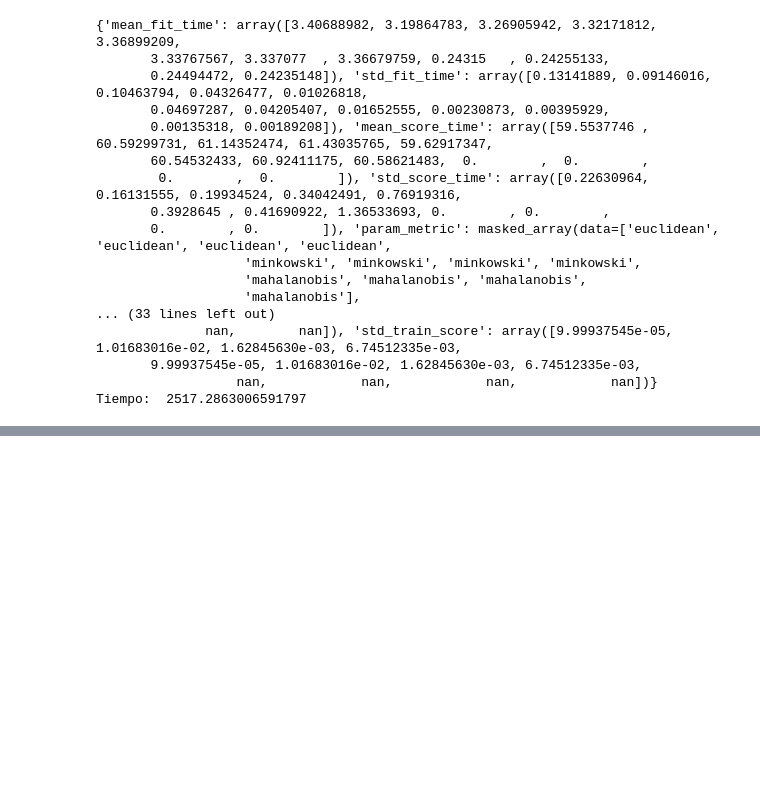
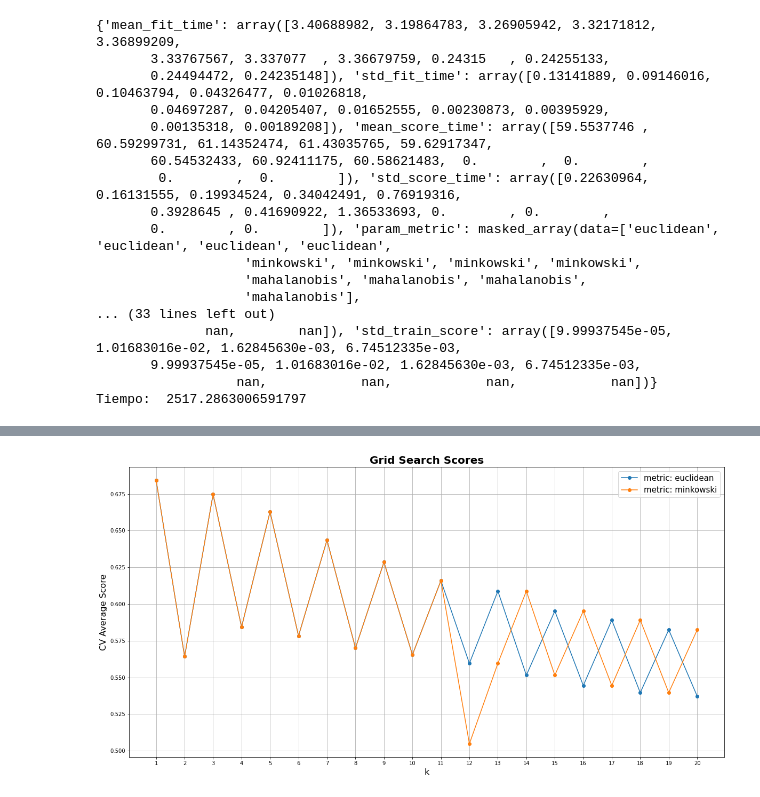
Before and after one commit to JuanJoseMV/Clinical-Trials-on-Cancer, a Jupyter notebook: Notebooks/Basic Models/K-Nearest Neighbors.ipynb, the cells around one changed output, grey strips where cells are left out. Saved outputs shown, nothing was run; the diff lists cells and outputs as text; code cells hidden in the pictures; blank space fills up the shorter version.

```diff
--- a/Notebooks/Basic Models/K-Nearest Neighbors.ipynb
+++ b/Notebooks/Basic Models/K-Nearest Neighbors.ipynb
@@ -516,0 +510,4 @@ print(cpu_count())
+# %%
+gs_1_4 = loadModel("KNN(1-4)_GS_LSA_1500")
+gs_5_11 = loadModel("KNN(5-11)_GS_LSA_1500")
+gs_12_20 = loadModel("KNN(12-20)_GS_LSA_1500")
@@ -516,0 +534,43 @@ print(cpu_count())
+# %%
+gs_1_4_m_test = gs_1_4.cv_results_['mean_test_score']
+gs_1_4_m_test_eu = gs_1_4_m_test[[0,1,2,3]]
+gs_1_4_m_test_mi = gs_1_4_m_test[[4,5,6,7]]
+
+gs_5_11_m_test = gs_5_11.cv_results_['mean_test_score']
+gs_5_11_m_test_eu = gs_5_11_m_test[[0,1,2,3,4,5,6]]
+gs_5_11_m_test_mi = gs_5_11_m_test[[7,8,9,10,11,12,13]]
+
+gs_12_20_m_test = gs_12_20.cv_results_['mean_test_score']
+gs_12_20_m_test_eu = gs_12_20_m_test[[0,1,2,3,4,5,6,7,8]]
+gs_12_20_m_test_mi = gs_12_20_m_test[[9,10,11,12,13,14,15,16,17]]
+
+
+scores_mean = np.concatenate([gs_1_4_m_test_eu,
+                              gs_5_11_m_test_eu,
+                              gs_12_20_m_test_eu,
+                              gs_1_4_m_test_mi,
+                              gs_5_11_m_test_mi,
+                              gs_12_20_m_test_mi])
+# %%
+#scores_mean = clf.cv_results_['mean_test_score']
+parameters = {
+    'k' : [1, 2, 3, 4, 5, 6, 7, 8, 9, 10, 11, 12, 13, 14, 15, 16, 17, 18, 19,20],
+    'metric' : ['euclidean', 'minkowski']
+}
+
+scores_mean = np.array(scores_mean).reshape(len(parameters['metric']),len(parameters['k']))
+
+# Plot Grid search scores
+_, ax = plt.subplots(1,1, figsize=(20, 10))
+plt.setp(ax, xticks=range(1,21))
+# Param1 is the X-axis, Param 2 is represented as a different curve (color line)
+for idx, val in enumerate(parameters['metric']):
+    ax.plot(parameters['k'], scores_mean[idx,:], '-o', label= 'metric' + ': ' + str(val))
+
+ax.set_title("Grid Search Scores", fontsize=20, fontweight='bold')
+ax.set_xlabel('k', fontsize=16)
+ax.set_ylabel('CV Average Score', fontsize=16)
+ax.legend(loc="best", fontsize=15)
+ax.grid('on')
+# %% [output]
+[figure, added]
```
Also changed, not shown: parts of 28 cells of this notebook, 41 other files.
